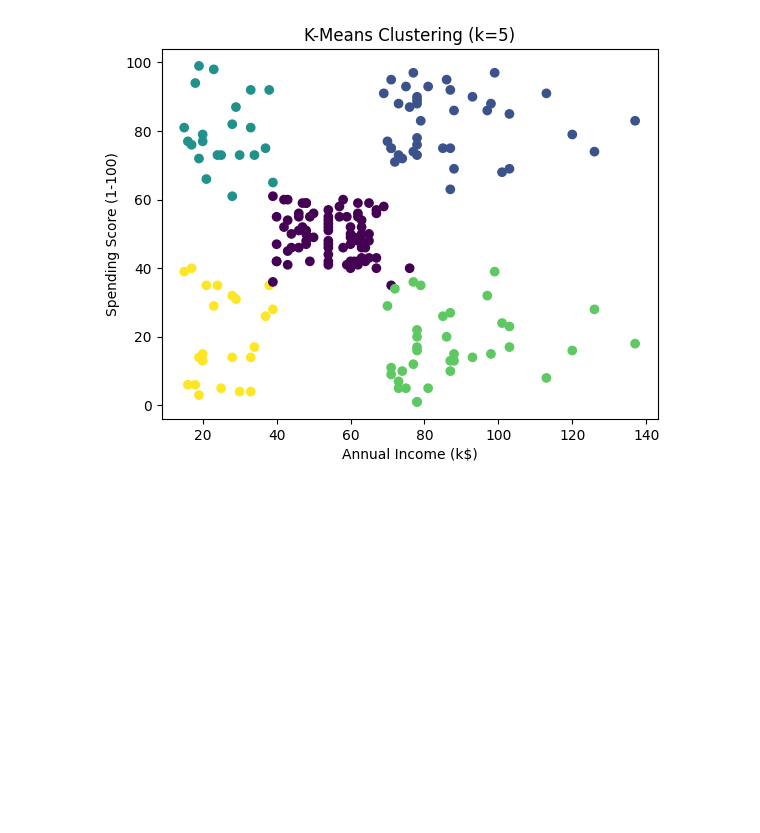
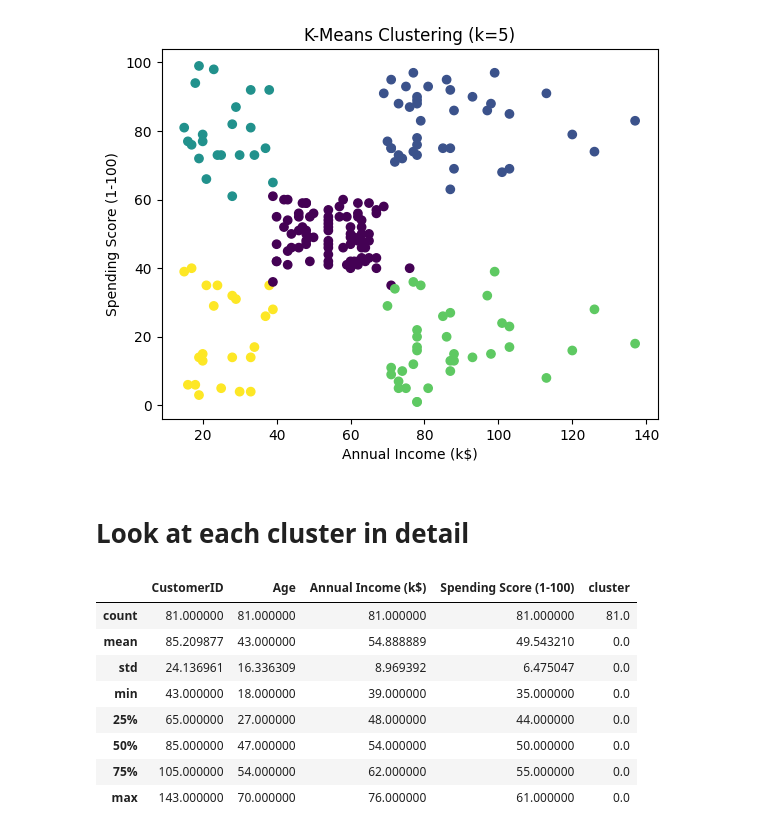
Before and after one commit to sba25046/ml-test, a Jupyter notebook: Mall_Customers_K_Means.ipynb, the cells around one changed output. Drawn from its saved outputs; the diff is of its cells as text; code cells hidden in the pictures; blank space fills up the shorter version.

Commit message:
looked at the 5 new clusters in detail with describe() function

```diff
--- a/Mall_Customers_K_Means.ipynb
+++ b/Mall_Customers_K_Means.ipynb
@@ -180,3 +180,18 @@ plt.title("K-Means Clustering (k=5)")
 plt.show()
 # %% [output]
 [figure]
+# %% [markdown]
+# Look at each cluster in detail
+# %%
+# first cluster
+df[ df["cluster"] == 0].describe()
+# %% [output]
+|  | CustomerID | Age | Annual Income (k$) | Spending Score (1-100) | cluster |
+| count | 81.000000 | 81.000000 | 81.000000 | 81.000000 | 81.0 |
+| mean | 85.209877 | 43.000000 | 54.888889 | 49.543210 | 0.0 |
+| std | 24.136961 | 16.336309 | 8.969392 | 6.475047 | 0.0 |
+| min | 43.000000 | 18.000000 | 39.000000 | 35.000000 | 0.0 |
+| 25% | 65.000000 | 27.000000 | 48.000000 | 44.000000 | 0.0 |
+| 50% | 85.000000 | 47.000000 | 54.000000 | 50.000000 | 0.0 |
+| 75% | 105.000000 | 54.000000 | 62.000000 | 55.000000 | 0.0 |
+| max | 143.000000 | 70.000000 | 76.000000 | 61.000000 | 0.0 |
```
Also changed, not shown: parts of 6 cells of this notebook.
